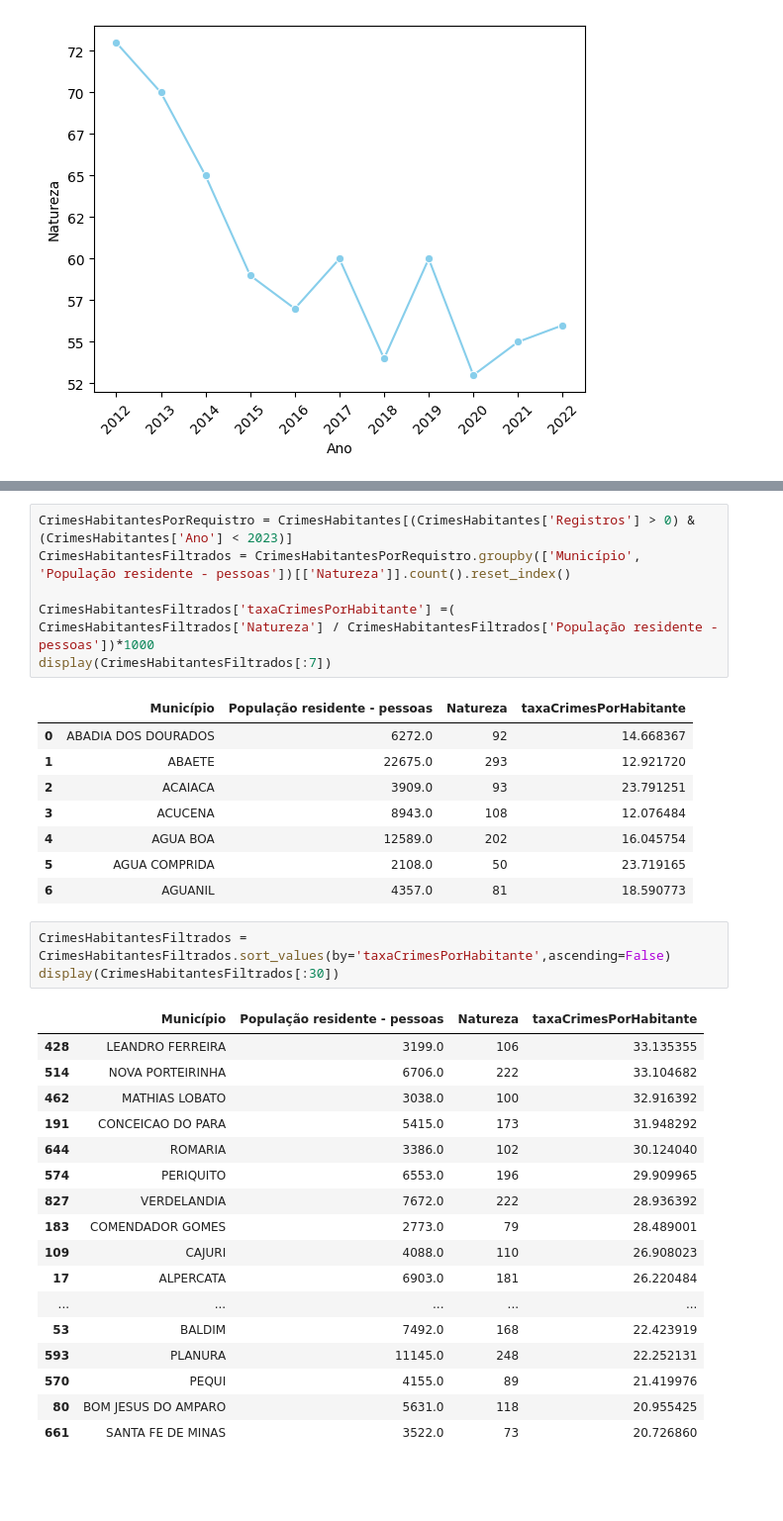
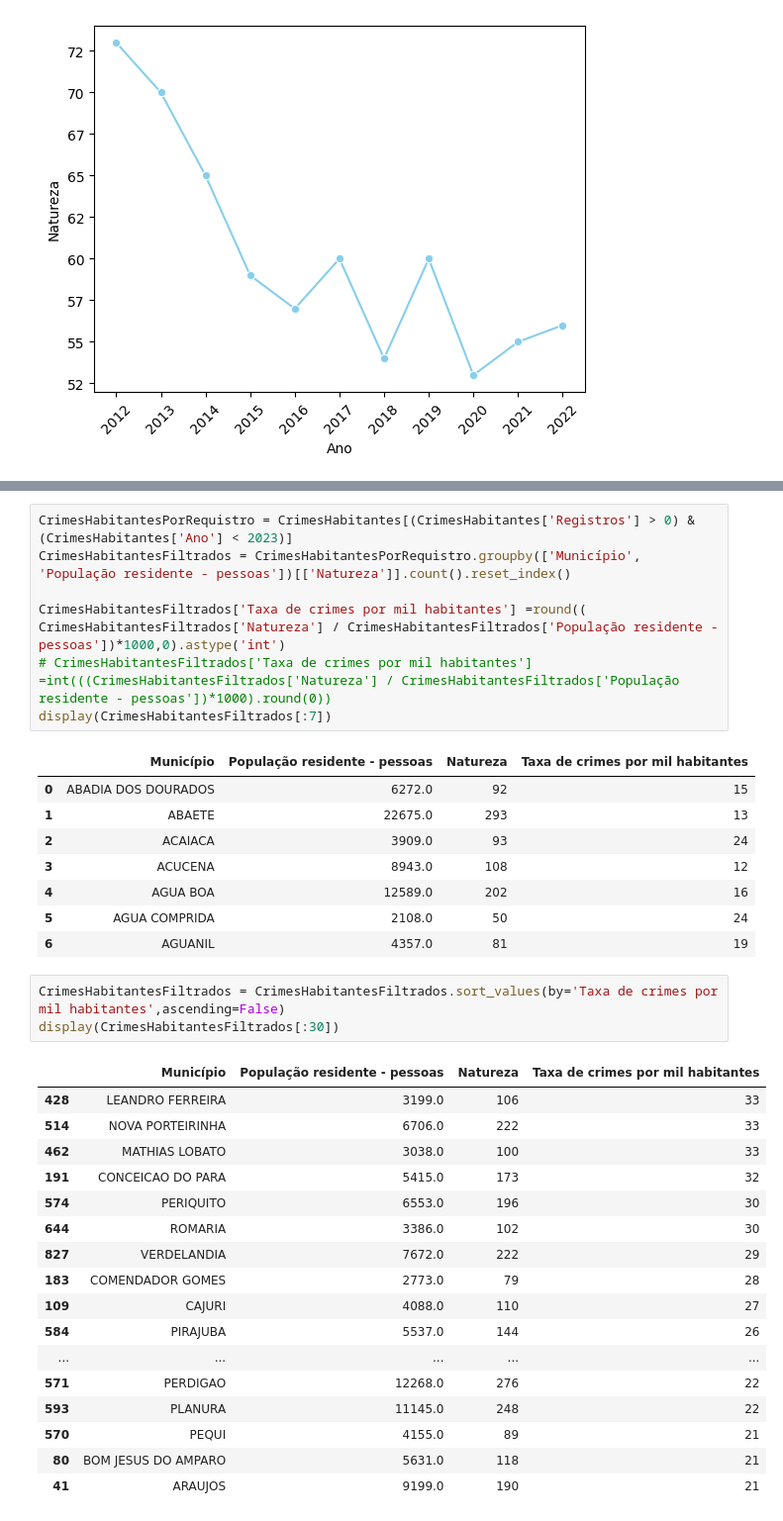
Before and after one commit to olzmooraes/PAC, a Jupyter notebook: pac-4.ipynb, the cells around one changed output, grey strips where cells are left out. Shown at 99% size. Saved outputs shown, nothing was run; the diff lists cells and outputs as text; blank space fills up the shorter version.

```diff
--- a/pac-4.ipynb
+++ b/pac-4.ipynb
@@ -173,36 +173,37 @@ display(CrimesHabitantes[:7])
 CrimesHabitantesPorRequistro = CrimesHabitantes[(CrimesHabitantes['Registros'] > 0) & (CrimesHabitantes['Ano'] < 2023)]
 CrimesHabitantesFiltrados = CrimesHabitantesPorRequistro.groupby(['Município', 'População residente - pessoas'])[['Natureza']].count().reset_index()
 
-CrimesHabitantesFiltrados['taxaCrimesPorHabitante'] =( CrimesHabitantesFiltrados['Natureza'] / CrimesHabitantesFiltrados['População residente - pessoas'])*1000
+CrimesHabitantesFiltrados['Taxa de crimes por mil habitantes'] =round(( CrimesHabitantesFiltrados['Natureza'] / CrimesHabitantesFiltrados['População residente - pessoas'])*1000,0).astype('int')
+# CrimesHabitantesFiltrados['Taxa de crimes por mil habitantes'] =int(((CrimesHabitantesFiltrados['Natureza'] / CrimesHabitantesFiltrados['População residente - pessoas'])*1000).round(0))
 display(CrimesHabitantesFiltrados[:7])
 # %% [output]
-|  | Município | População residente - pessoas | Natureza | taxaCrimesPorHabitante |
-| 0 | ABADIA DOS DOURADOS | 6272.0 | 92 | 14.668367 |
-| 1 | ABAETE | 22675.0 | 293 | 12.921720 |
-| 2 | ACAIACA | 3909.0 | 93 | 23.791251 |
-| 3 | ACUCENA | 8943.0 | 108 | 12.076484 |
-| 4 | AGUA BOA | 12589.0 | 202 | 16.045754 |
-| 5 | AGUA COMPRIDA | 2108.0 | 50 | 23.719165 |
-| 6 | AGUANIL | 4357.0 | 81 | 18.590773 |
+|  | Município | População residente - pessoas | Natureza | Taxa de crimes por mil habitantes |
+| 0 | ABADIA DOS DOURADOS | 6272.0 | 92 | 15 |
+| 1 | ABAETE | 22675.0 | 293 | 13 |
+| 2 | ACAIACA | 3909.0 | 93 | 24 |
+| 3 | ACUCENA | 8943.0 | 108 | 12 |
+| 4 | AGUA BOA | 12589.0 | 202 | 16 |
+| 5 | AGUA COMPRIDA | 2108.0 | 50 | 24 |
+| 6 | AGUANIL | 4357.0 | 81 | 19 |
 # %%
-CrimesHabitantesFiltrados = CrimesHabitantesFiltrados.sort_values(by='taxaCrimesPorHabitante',ascending=False)
+CrimesHabitantesFiltrados = CrimesHabitantesFiltrados.sort_values(by='Taxa de crimes por mil habitantes',ascending=False)
 display(CrimesHabitantesFiltrados[:30])
 # %% [output]
-|  | Município | População residente - pessoas | Natureza | taxaCrimesPorHabitante |
-| 428 | LEANDRO FERREIRA | 3199.0 | 106 | 33.135355 |
-| 514 | NOVA PORTEIRINHA | 6706.0 | 222 | 33.104682 |
-| 462 | MATHIAS LOBATO | 3038.0 | 100 | 32.916392 |
-| 191 | CONCEICAO DO PARA | 5415.0 | 173 | 31.948292 |
-| 644 | ROMARIA | 3386.0 | 102 | 30.124040 |
-| 574 | PERIQUITO | 6553.0 | 196 | 29.909965 |
-| 827 | VERDELANDIA | 7672.0 | 222 | 28.936392 |
-| 183 | COMENDADOR GOMES | 2773.0 | 79 | 28.489001 |
-| 109 | CAJURI | 4088.0 | 110 | 26.908023 |
-| 17 | ALPERCATA | 6903.0 | 181 | 26.220484 |
+|  | Município | População residente - pessoas | Natureza | Taxa de crimes por mil habitantes |
+| 428 | LEANDRO FERREIRA | 3199.0 | 106 | 33 |
+| 514 | NOVA PORTEIRINHA | 6706.0 | 222 | 33 |
+| 462 | MATHIAS LOBATO | 3038.0 | 100 | 33 |
+| 191 | CONCEICAO DO PARA | 5415.0 | 173 | 32 |
+| 574 | PERIQUITO | 6553.0 | 196 | 30 |
+| 644 | ROMARIA | 3386.0 | 102 | 30 |
+| 827 | VERDELANDIA | 7672.0 | 222 | 29 |
+| 183 | COMENDADOR GOMES | 2773.0 | 79 | 28 |
+| 109 | CAJURI | 4088.0 | 110 | 27 |
+| 584 | PIRAJUBA | 5537.0 | 144 | 26 |
 | ... | ... | ... | ... | ... |
-| 53 | BALDIM | 7492.0 | 168 | 22.423919 |
-| 593 | PLANURA | 11145.0 | 248 | 22.252131 |
-| 570 | PEQUI | 4155.0 | 89 | 21.419976 |
-| 80 | BOM JESUS DO AMPARO | 5631.0 | 118 | 20.955425 |
-| 661 | SANTA FE DE MINAS | 3522.0 | 73 | 20.726860 |
+| 571 | PERDIGAO | 12268.0 | 276 | 22 |
+| 593 | PLANURA | 11145.0 | 248 | 22 |
+| 570 | PEQUI | 4155.0 | 89 | 21 |
+| 80 | BOM JESUS DO AMPARO | 5631.0 | 118 | 21 |
+| 41 | ARAUJOS | 9199.0 | 190 | 21 |
 # %%
```
Also changed, not shown: parts of 3 cells of this notebook.
